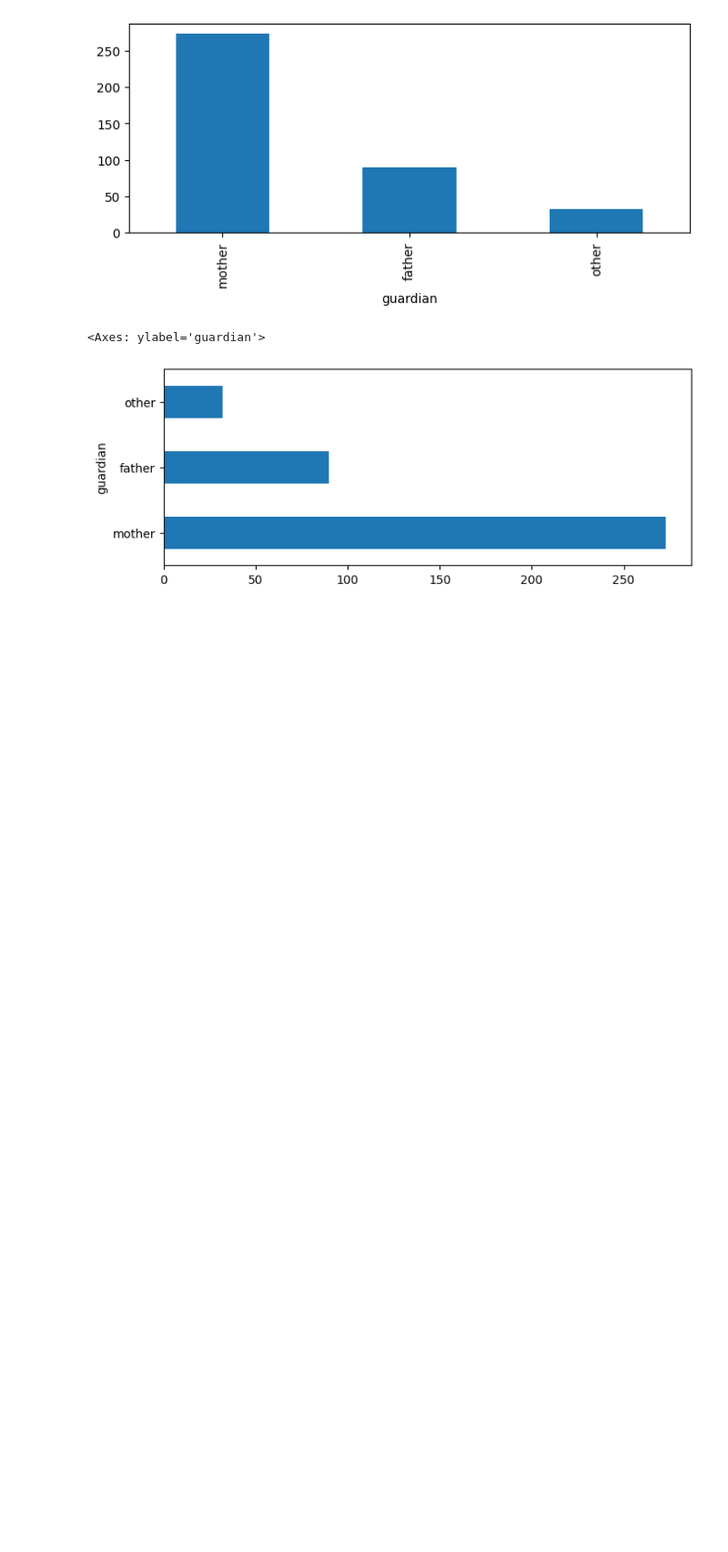
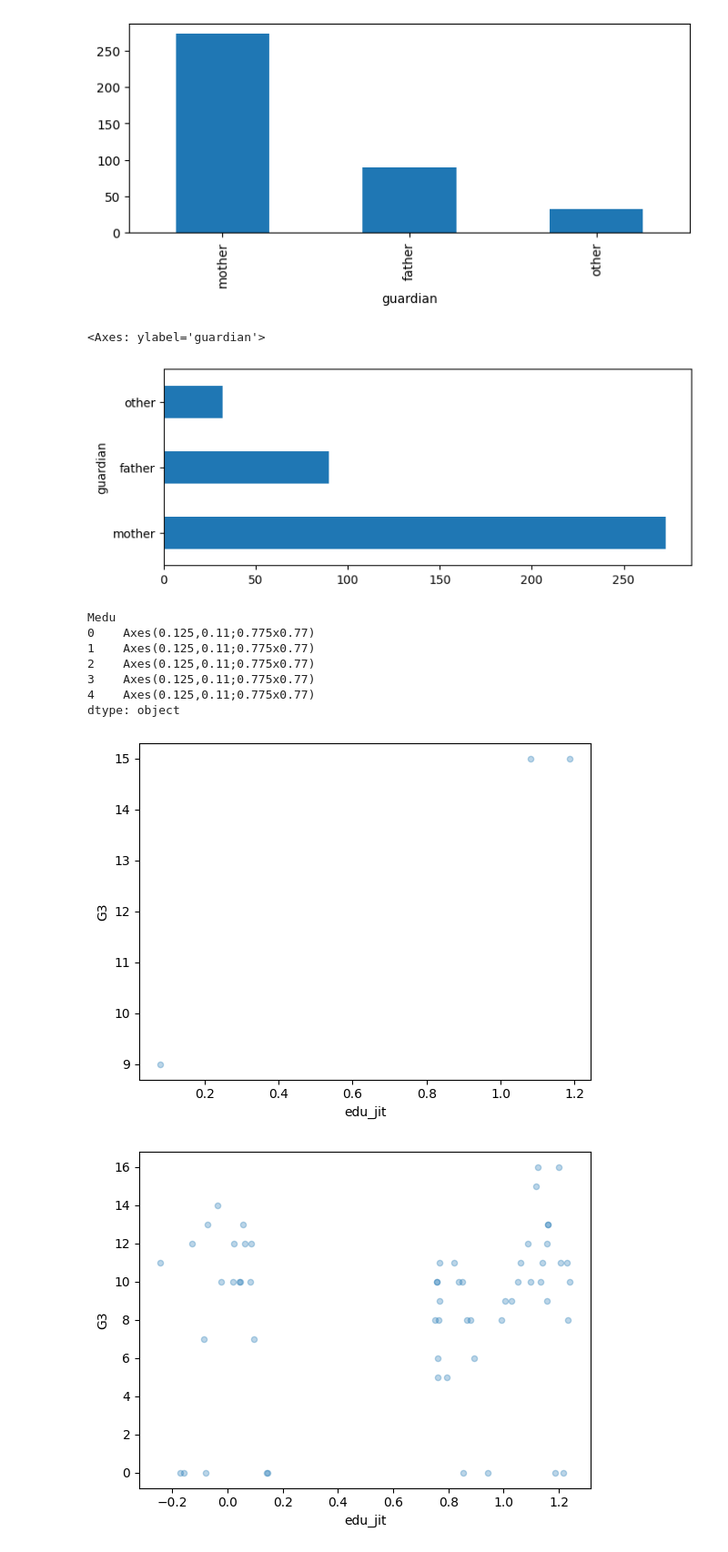
Before and after one commit to agpt8/data_science_portfolio, a Jupyter notebook: student-data-analysis.ipynb, the cells around one changed output. Shown at 91% size. Cells and saved outputs as stored; diff of their text form; code cells hidden in the pictures; blank space fills up the shorter version.

```diff
--- a/student-data-analysis.ipynb
+++ b/student-data-analysis.ipynb
@@ -656,3 +665,20 @@ df.guardian.value_counts().plot.barh(figsize=(8, 3))
 # %% [output]
 <Axes: ylabel='guardian'>
 [figure]
+# %%
+(df
+    .assign(edu_jit=lambda df_: jitter(df_, col="internet"))
+    .groupby('Medu')
+    .plot
+    .scatter(x='edu_jit', y='G3', alpha=0.3)
+)
+# %% [output]
+Medu
+0    Axes(0.125,0.11;0.775x0.77)
+1    Axes(0.125,0.11;0.775x0.77)
+2    Axes(0.125,0.11;0.775x0.77)
+3    Axes(0.125,0.11;0.775x0.77)
+4    Axes(0.125,0.11;0.775x0.77)
+dtype: object
+[figure, added]
+[figure, added]
```
Also changed, not shown: parts of 6 cells of this notebook.
